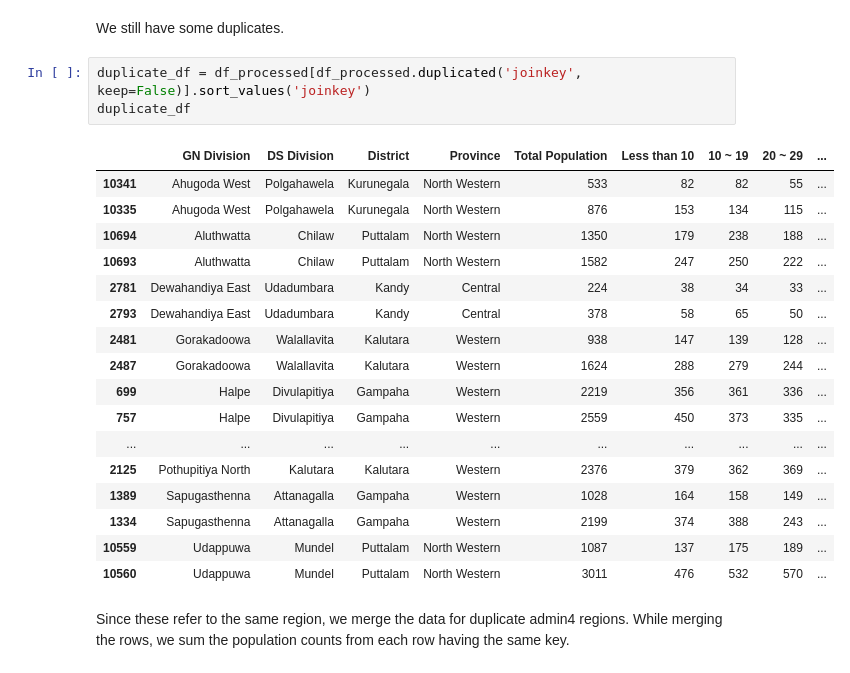
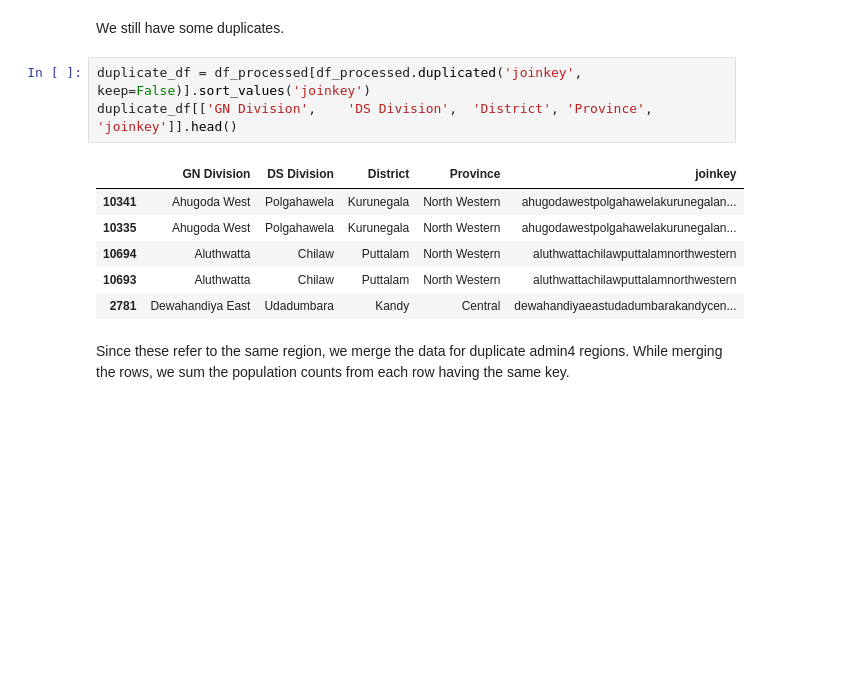
Before and after one commit to spatialthoughts/geopython-tutorials, a Jupyter notebook: notebooks/geopandas_fuzzy_table_join.ipynb, the cells around one changed output. Drawn from its saved outputs; the diff is of its cells as text; blank space fills up the shorter version.

```diff
--- a/notebooks/geopandas_fuzzy_table_join.ipynb
+++ b/notebooks/geopandas_fuzzy_table_join.ipynb
@@ -132,25 +138,14 @@ df_processed
 We still have some duplicates.
 # %%
 duplicate_df = df_processed[df_processed.duplicated('joinkey', keep=False)].sort_values('joinkey')
-duplicate_df
+duplicate_df[['GN Division',	'DS Division',	'District',	'Province', 'joinkey']].head()
 # %% [output]
-|  | GN Division | DS Division | District | Province | Total Population | Less than 10 | 10 ~ 19 | 20 ~ 29 | ... |
-| 10341 | Ahugoda West | Polgahawela | Kurunegala | North Western | 533 | 82 | 82 | 55 | ... |
-| 10335 | Ahugoda West | Polgahawela | Kurunegala | North Western | 876 | 153 | 134 | 115 | ... |
-| 10694 | Aluthwatta | Chilaw | Puttalam | North Western | 1350 | 179 | 238 | 188 | ... |
-| 10693 | Aluthwatta | Chilaw | Puttalam | North Western | 1582 | 247 | 250 | 222 | ... |
-| 2781 | Dewahandiya East | Udadumbara | Kandy | Central | 224 | 38 | 34 | 33 | ... |
-| 2793 | Dewahandiya East | Udadumbara | Kandy | Central | 378 | 58 | 65 | 50 | ... |
-| 2481 | Gorakadoowa | Walallavita | Kalutara | Western | 938 | 147 | 139 | 128 | ... |
-| 2487 | Gorakadoowa | Walallavita | Kalutara | Western | 1624 | 288 | 279 | 244 | ... |
-| 699 | Halpe | Divulapitiya | Gampaha | Western | 2219 | 356 | 361 | 336 | ... |
-| 757 | Halpe | Divulapitiya | Gampaha | Western | 2559 | 450 | 373 | 335 | ... |
-| ... | ... | ... | ... | ... | ... | ... | ... | ... | ... |
-| 2125 | Pothupitiya North | Kalutara | Kalutara | Western | 2376 | 379 | 362 | 369 | ... |
-| 1389 | Sapugasthenna | Attanagalla | Gampaha | Western | 1028 | 164 | 158 | 149 | ... |
-| 1334 | Sapugasthenna | Attanagalla | Gampaha | Western | 2199 | 374 | 388 | 243 | ... |
-| 10559 | Udappuwa | Mundel | Puttalam | North Western | 1087 | 137 | 175 | 189 | ... |
-| 10560 | Udappuwa | Mundel | Puttalam | North Western | 3011 | 476 | 532 | 570 | ... |
+|  | GN Division | DS Division | District | Province | joinkey |
+| 10341 | Ahugoda West | Polgahawela | Kurunegala | North Western | ahugodawestpolgahawelakurunegalan... |
+| 10335 | Ahugoda West | Polgahawela | Kurunegala | North Western | ahugodawestpolgahawelakurunegalan... |
+| 10694 | Aluthwatta | Chilaw | Puttalam | North Western | aluthwattachilawputtalamnorthwestern |
+| 10693 | Aluthwatta | Chilaw | Puttalam | North Western | aluthwattachilawputtalamnorthwestern |
+| 2781 | Dewahandiya East | Udadumbara | Kandy | Central | dewahandiyaeastudadumbarakandycen... |
 # %% [markdown]
 Since these refer to the same region, we merge the data for duplicate admin4 regions. While merging the rows, we sum the population counts from each row having the same key.
 # %%
```
Also changed, not shown: parts of 13 cells of this notebook.
